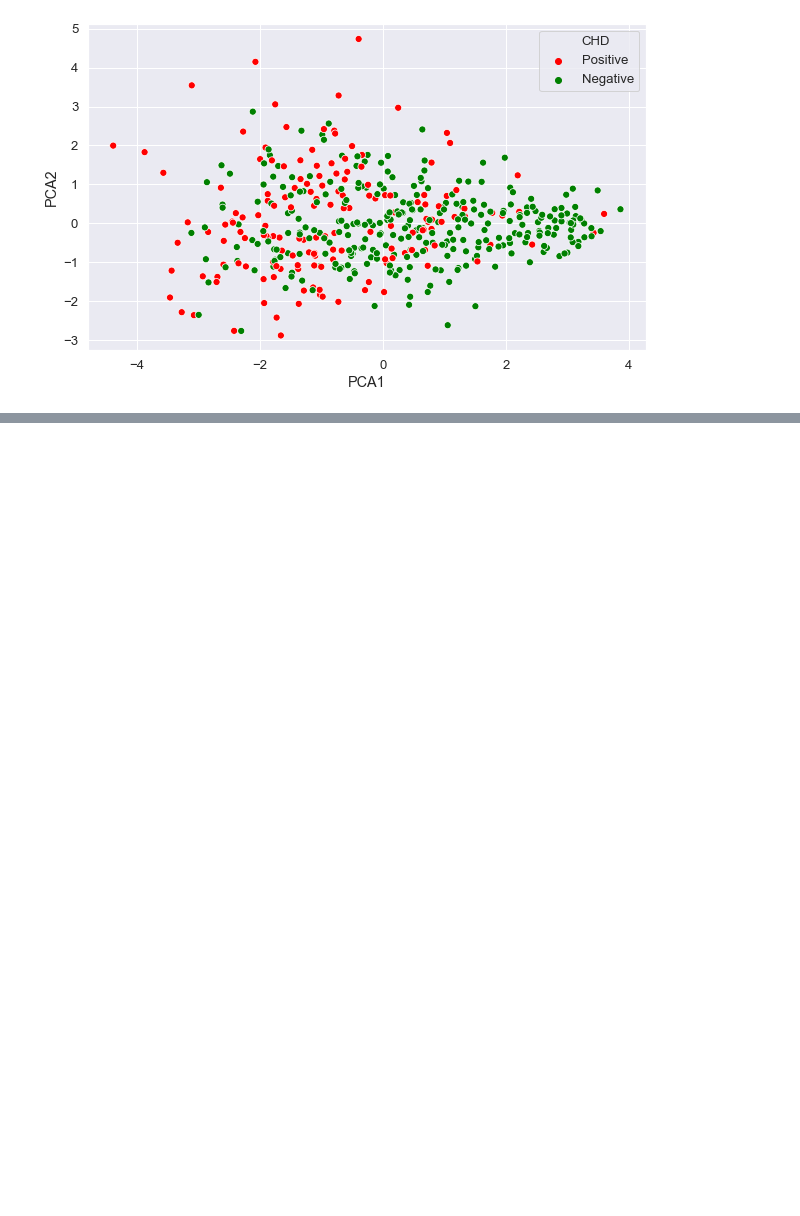
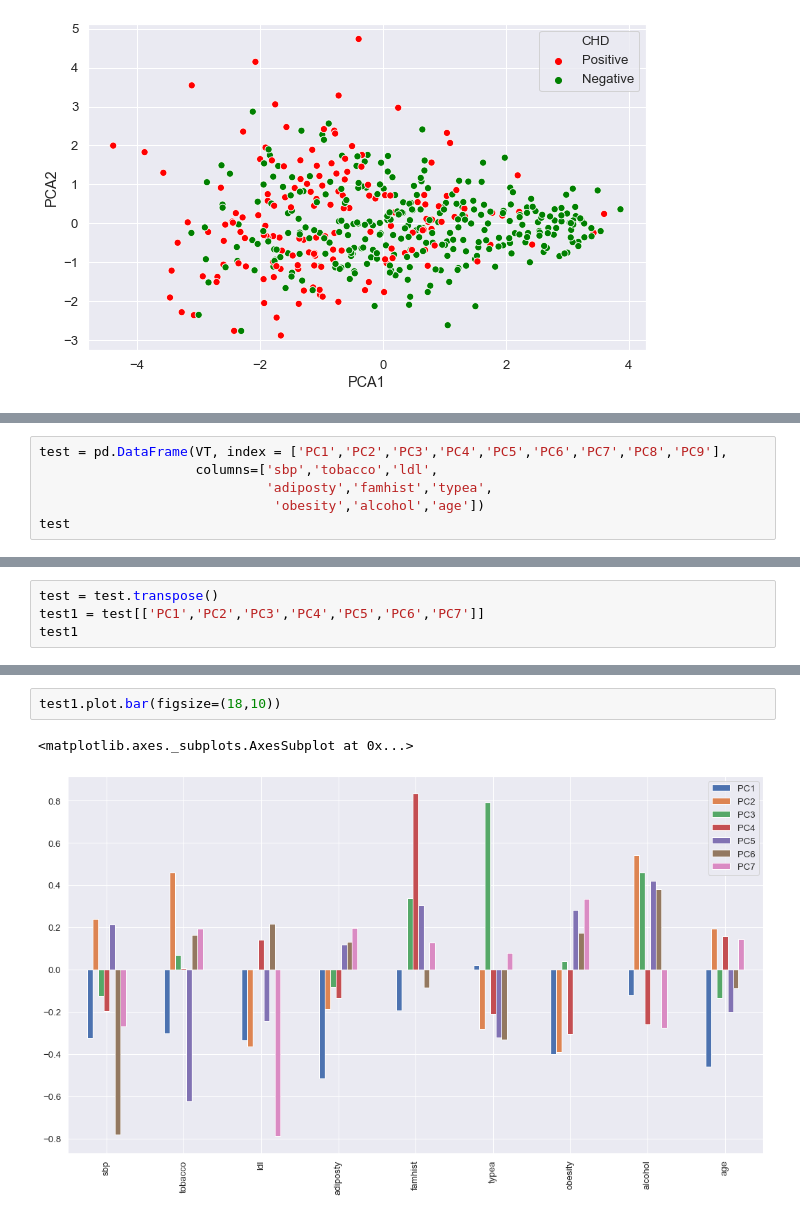
Before and after one commit to KrishnaMohinani/SAheart, a Jupyter notebook: SA Heart.ipynb, the cells around one changed output, grey strips where cells are left out. Saved outputs shown, nothing was run; the diff lists cells and outputs as text; blank space fills up the shorter version.

```diff
--- a/SA Heart.ipynb
+++ b/SA Heart.ipynb
@@ -403,0 +371,6 @@ plt.show()
+# %%
+test = pd.DataFrame(VT, index = ['PC1','PC2','PC3','PC4','PC5','PC6','PC7','PC8','PC9'],
+                    columns=['sbp','tobacco','ldl',
+                             'adiposty','famhist','typea',
+                              'obesity','alcohol','age'])
+test
@@ -403,0 +388,4 @@ plt.show()
+# %%
+test = test.transpose()
+test1 = test[['PC1','PC2','PC3','PC4','PC5','PC6','PC7']]
+test1
@@ -403,0 +403,5 @@ plt.show()
+# %%
+test1.plot.bar(figsize=(18,10))
+# %% [output]
+<matplotlib.axes._subplots.AxesSubplot at 0x...>
+[figure, added]
```
Also changed, not shown: parts of 17 cells of this notebook.
